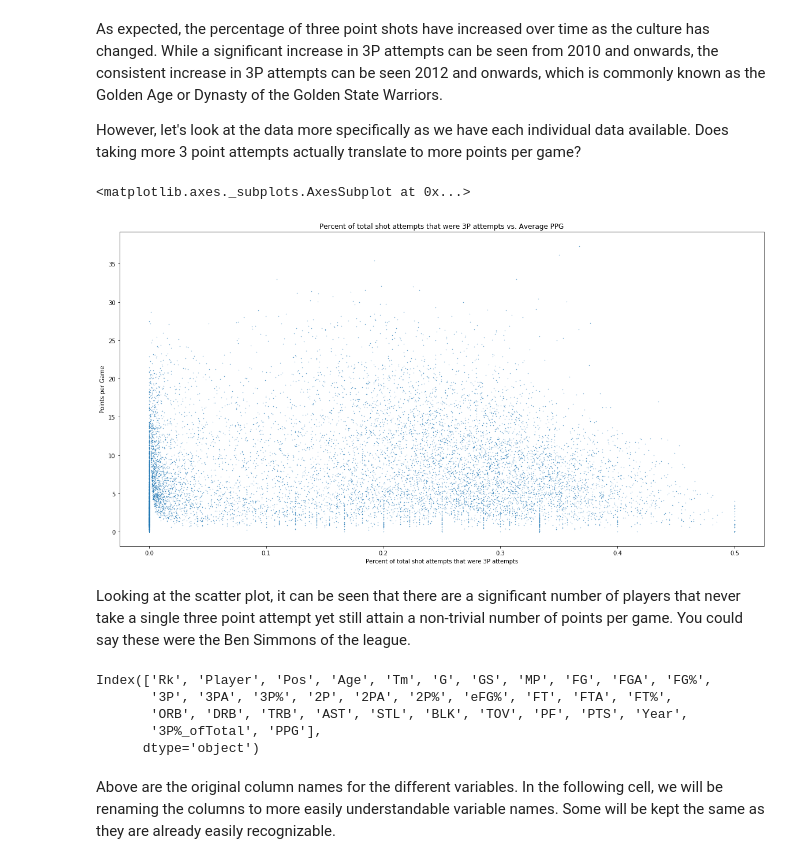
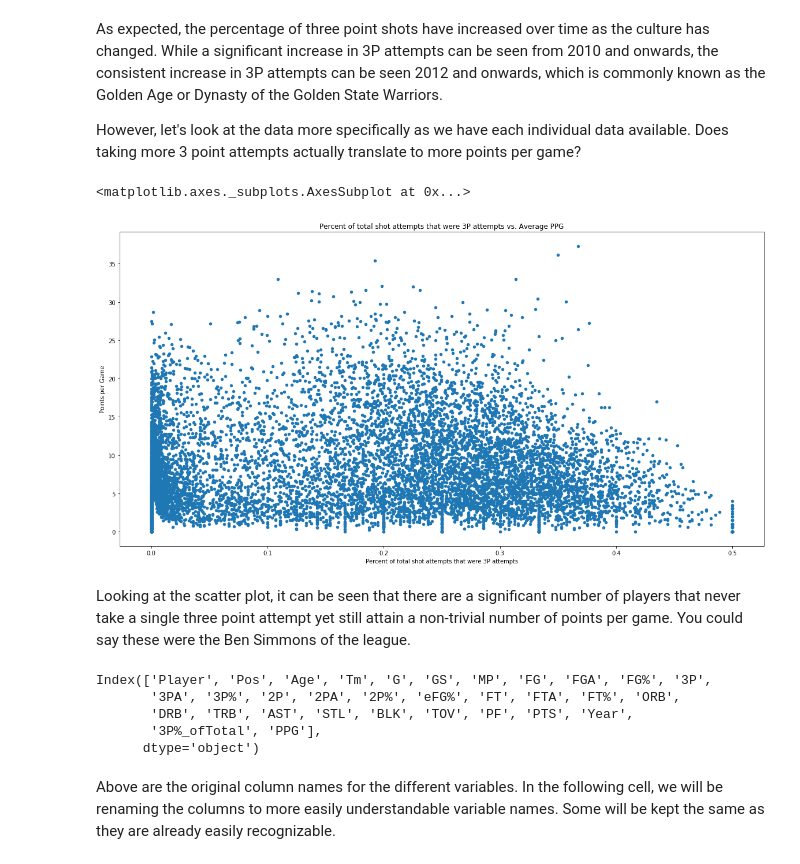
Before and after one commit to chas3stockwell/College-Basketball-Success, a Jupyter notebook: Tutorial Notebook - Extrapolating Success from Basketball Players using On-Court Data 2000-2019-checkpoint.ipynb, the cells around one changed output. Drawn from its saved outputs; the diff is of its cells as text; code cells hidden in the pictures.

```diff
--- a/Tutorial Notebook - Extrapolating Success from Basketball Players using On-Court Data 2000-2019-checkpoint.ipynb
+++ b/Tutorial Notebook - Extrapolating Success from Basketball Players using On-Court Data 2000-2019-checkpoint.ipynb
@@ -278,17 +251,21 @@ import os
 
 directory_in_str = "./data_NBA"
 directory = os.fsencode(directory_in_str)
-yNum = 2001
+yNum = 2000
+
+file1 = "./data_NBA/playerstats2000.csv"
+
+df_NBA = pd.DataFrame()
 
 for file in os.listdir(directory):
      filename = os.fsdecode(file)
-     if filename.endswith(".csv") & ~("2000" in filename):
+     if filename.endswith(".csv"):
         df_temp = pd.read_csv((directory_in_str +"/"+ filename), sep=",", encoding='latin-1')
         df_temp["Year"] = yNum
         df_NBA = pd.concat([df_NBA, df_temp], ignore_index = True)
         yNum = yNum+1
      else:
          continue
-
-df_NBA
+del df_NBA["Rk"]
+df_NBA.head()
 # %% [output]
@@ -327,0 +283,6 @@ df_NBA.head()
+# %%
+# If a record has the Team = TOT, then it is the total summation of that player's stats and is thus a repetitive column.
+df_NBA = df_NBA.loc[df_NBA["Tm"] != "TOT"]
+
+df_NBA["3P%_ofTotal"] = df_NBA["3PA"]/(df_NBA["3PA"]+df_NBA["FGA"])
+df_NBA.head()
@@ -343,22 +312,22 @@ As expected, the percentage of three point shots have increased over time as the
 However, let's look at the data more specifically as we have each individual data available. Does taking more 3 point attempts actually translate to more points per game?
 # %%
 df_NBA["PPG"] = df_NBA["PTS"]/df_NBA["G"]
-attempts3_scatter = df_NBA.plot.scatter(x = "3P%_ofTotal", y = "PPG", figsize = (20, 10), s = 0.10)
+attempts3_scatter = df_NBA.plot.scatter(x = "3P%_ofTotal", y = "PPG", figsize = (20, 10))
 attempts3_scatter.set_title("Percent of total shot attempts that were 3P attempts vs. Average PPG")
 attempts3_scatter.set_xlabel("Percent of total shot attempts that were 3P attempts")
 attempts3_scatter.set_ylabel("Points per Game")
 attempts3_scatter
 # %% [output]
 <matplotlib.axes._subplots.AxesSubplot at 0x...>
-[figure, old version]
+[figure, new version]
 # %% [markdown]
 Looking at the scatter plot, it can be seen that there are a significant number of players that never take a single three point attempt yet still attain a non-trivial number of points per game. You could say these were the Ben Simmons of the league.
 # %%
 df_NBA.columns
 # %% [output]
-Index(['Rk', 'Player', 'Pos', 'Age', 'Tm', 'G', 'GS', 'MP', 'FG', 'FGA', 'FG%',
-       '3P', '3PA', '3P%', '2P', '2PA', '2P%', 'eFG%', 'FT', 'FTA', 'FT%',
-       'ORB', 'DRB', 'TRB', 'AST', 'STL', 'BLK', 'TOV', 'PF', 'PTS', 'Year',
+Index(['Player', 'Pos', 'Age', 'Tm', 'G', 'GS', 'MP', 'FG', 'FGA', 'FG%', '3P',
+       '3PA', '3P%', '2P', '2PA', '2P%', 'eFG%', 'FT', 'FTA', 'FT%', 'ORB',
+       'DRB', 'TRB', 'AST', 'STL', 'BLK', 'TOV', 'PF', 'PTS', 'Year',
        '3P%_ofTotal', 'PPG'],
       dtype='object')
 # %% [markdown]
```
Also changed, not shown: parts of 13 cells of this notebook.
